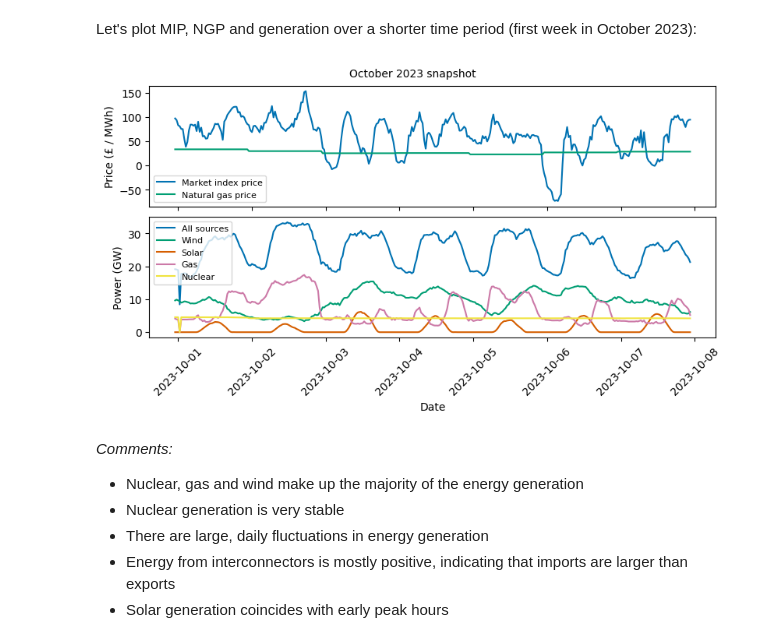
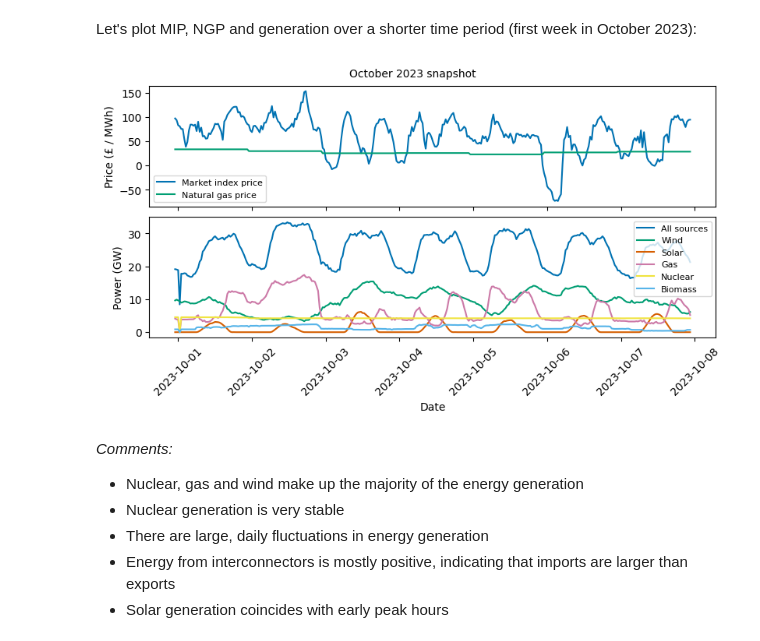
Before and after one commit to christianfenton/electricity_pricing, a Jupyter notebook: notebooks/exploratory_analysis.ipynb, the cells around one changed output. Cells and saved outputs as stored; diff of their text form; code cells hidden in the pictures.

```diff
--- a/notebooks/exploratory_analysis.ipynb
+++ b/notebooks/exploratory_analysis.ipynb
@@ -267,34 +267,36 @@ MIP = df['marketIndexPrice']
 NGP = df['naturalGasPrice']
 generation = df['generationTotal'] / 1000  # rescale to GW
 wind = df['WIND'] / 1000  # rescale to GW
 solar = df['SOLAR'] / 1000  # rescale to GW
 gas = df['GAS'] / 1000  # rescale to GW
 nuclear = df['NUCLEAR'] / 1000  # rescale to GW
+biomass = df['BIOMASS'] / 1000  # rescale to GW
 
 colors = sns.color_palette("colorblind", 7)
 
 # Plot 1: Prices
 fig, (ax1, ax2) = plt.subplots(2, 1, figsize=(16/2, 9/2), layout='constrained', sharex=True)
 ax1.plot(MIP.index, MIP, label='Market index price')
 ax1.plot(NGP.index, NGP, label='Natural gas price')
 # ax.set_xlabel('Date', fontsize=10)
 ax1.set_ylabel('Price (£ / MWh)', fontsize=10)
 ax1.legend(fontsize=8, loc='best')
 
 # Plot 2: Generation
 ax2.plot(generation.index, generation, label='All sources')
 ax2.plot(wind.index, wind, label='Wind')
 ax2.plot(solar.index, solar, label='Solar')
 ax2.plot(gas.index, gas, label='Gas')
 ax2.plot(nuclear.index, nuclear, label='Nuclear')
+ax2.plot(biomass.index, biomass, label='Biomass')
 ax2.set_xlabel('Date', fontsize=10)
 ax2.set_ylabel('Power (GW)', fontsize=10)
 ax2.legend(fontsize=8, loc='best')
 fig.suptitle('October 2023 snapshot', fontsize=10)
 plt.xticks(rotation=45)
 plt.show()
 # %% [output]
-[figure, old version]
+[figure, new version]
 # %% [markdown]
 *Comments:*
 
```
Also changed, not shown: parts of 3 cells of this notebook, 1 other file.
